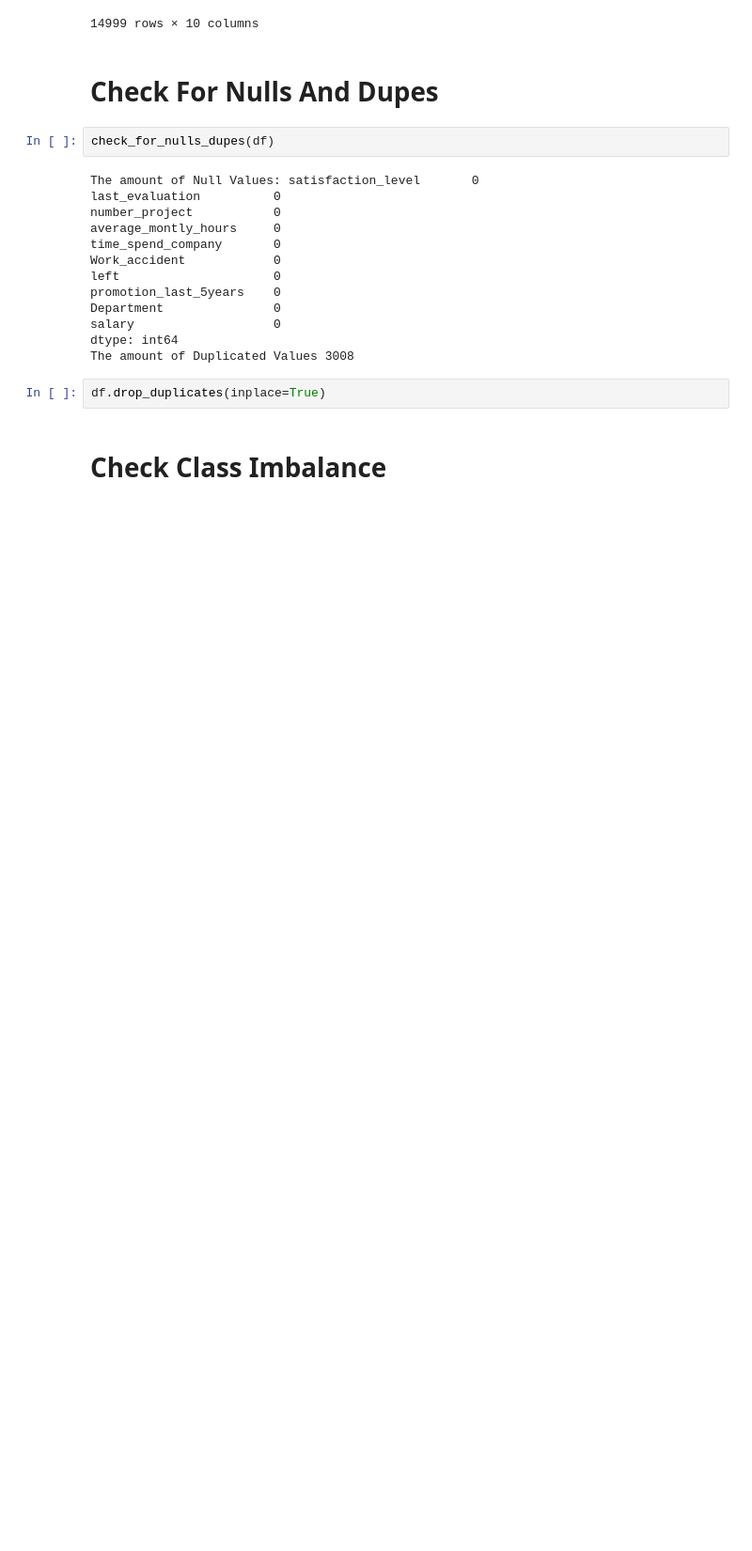
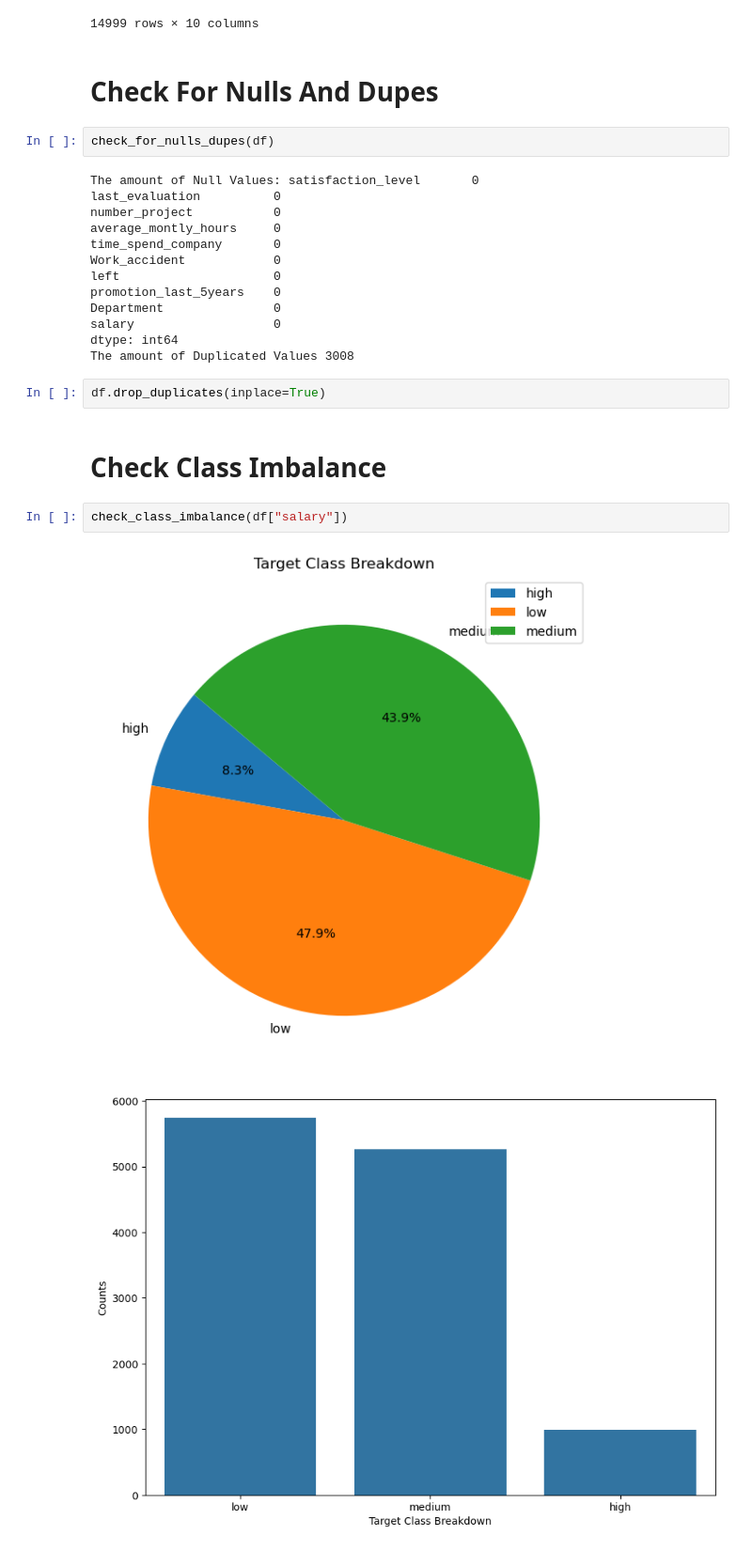
Before and after one commit to MaukanMir/HR-Capstone-Analysis, a Jupyter notebook: training.ipynb, the cells around one changed output. Shown: that part at 94% size. Saved outputs shown, nothing was run; the diff lists cells and outputs as text; blank space fills up the shorter version.

Commit message:
added new visuals

```diff
--- a/training.ipynb
+++ b/training.ipynb
@@ -68,3 +68,8 @@ The amount of Duplicated Values 3008
 df.drop_duplicates(inplace=True)
 # %% [markdown]
 # Check Class Imbalance
+# %%
+check_class_imbalance(df["salary"])
+# %% [output]
+[figure, added]
+[figure, added]
```
Also changed, not shown: parts of 1 cell of this notebook.
